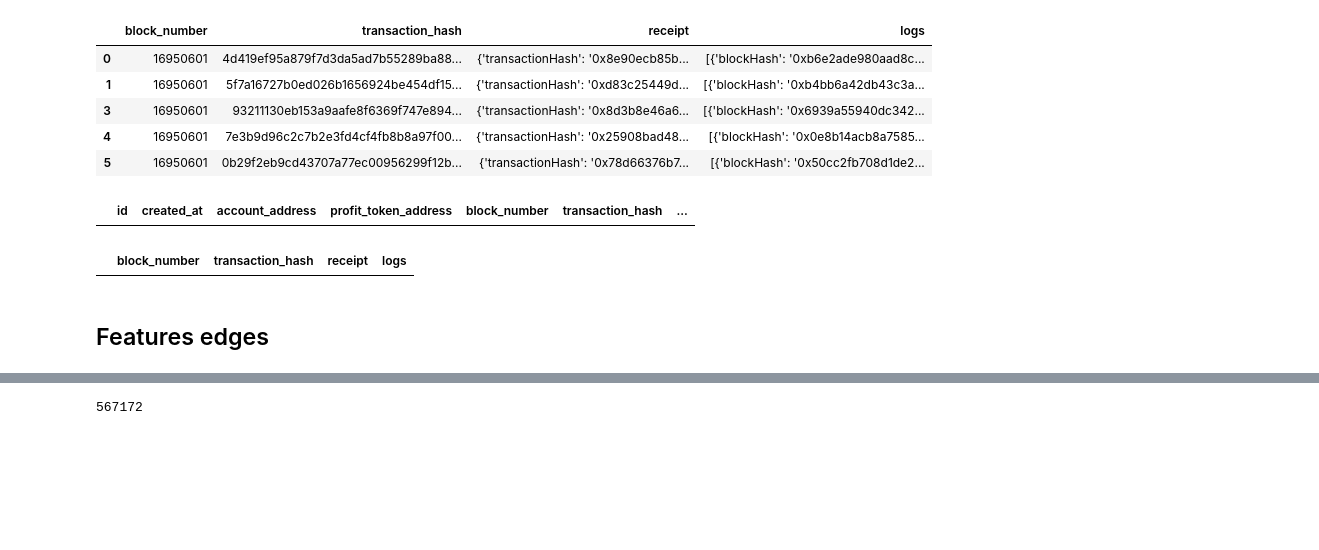
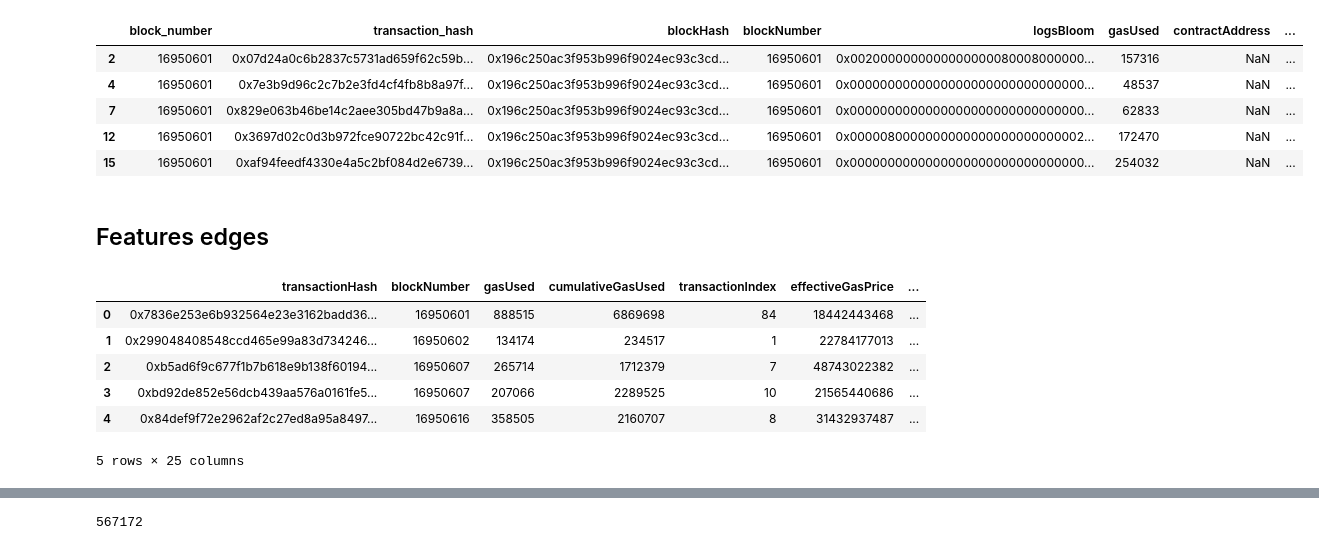
Before and after one commit to liamti5/Graph-Inverse-Reinforcement-Learning-for-MEV-Detection-on-Ethereum, a Jupyter notebook: notebooks/1.01-features-receipts.ipynb, the cells around one changed output, grey strips where cells are left out. Drawn from its saved outputs; the diff is of its cells as text; code cells hidden in the pictures; blank space fills up the shorter version.

```diff
--- a/notebooks/1.01-features-receipts.ipynb
+++ b/notebooks/1.01-features-receipts.ipynb
@@ -53,0 +24,5 @@ dd_class0 = dd_class0[
+# %%
+df_class0 = pd.read_csv(config.RAW_DATA_DIR / "receipts_class0.csv")
+print(len(df_class0))
+df_class0 = df_class0[df_class0["logs"] != "[]"]
+print(len(df_class0))
@@ -54,9 +42,9 @@ dd_class0 = dd_class0[
 # %%
-dd_class0.head()
+df_class0.head()
 # %% [output]
-|  | block_number | transaction_hash | receipt | logs |
-| 0 | 16950601 | 4d419ef95a879f7d3da5ad7b55289ba88... | {'transactionHash': '0x8e90ecb85b... | [{'blockHash': '0xb6e2ade980aad8c... |
-| 1 | 16950601 | 5f7a16727b0ed026b1656924be454df15... | {'transactionHash': '0xd83c25449d... | [{'blockHash': '0xb4bb6a42db43c3a... |
-| 3 | 16950601 | 93211130eb153a9aafe8f6369f747e894... | {'transactionHash': '0x8d3b8e46a6... | [{'blockHash': '0x6939a55940dc342... |
-| 4 | 16950601 | 7e3b9d96c2c7b2e3fd4cf4fb8b8a97f00... | {'transactionHash': '0x25908bad48... | [{'blockHash': '0x0e8b14acb8a7585... |
-| 5 | 16950601 | 0b29f2eb9cd43707a77ec00956299f12b... | {'transactionHash': '0x78d66376b7... | [{'blockHash': '0x50cc2fb708d1de2... |
+|  | block_number | transaction_hash | blockHash | blockNumber | logsBloom | gasUsed | contractAddress | ... |
+| 2 | 16950601 | 0x07d24a0c6b2837c5731ad659f62c59b... | 0x196c250ac3f953b996f9024ec93c3cd... | 16950601 | 0x0020000000000000000080008000000... | 157316 | NaN | ... |
+| 4 | 16950601 | 0x7e3b9d96c2c7b2e3fd4cf4fb8b8a97f... | 0x196c250ac3f953b996f9024ec93c3cd... | 16950601 | 0x0000000000000000000000000000000... | 48537 | NaN | ... |
+| 7 | 16950601 | 0x829e063b46be14c2aee305bd47b9a8a... | 0x196c250ac3f953b996f9024ec93c3cd... | 16950601 | 0x0000000000000000000000000000000... | 62833 | NaN | ... |
+| 12 | 16950601 | 0x3697d02c0d3b972fce90722bc42c91f... | 0x196c250ac3f953b996f9024ec93c3cd... | 16950601 | 0x0000080000000000000000000000002... | 172470 | NaN | ... |
+| 15 | 16950601 | 0xaf94feedf4330e4a5c2bf084d2e6739... | 0x196c250ac3f953b996f9024ec93c3cd... | 16950601 | 0x0000000000000000000000000000000... | 254032 | NaN | ... |
@@ -65,4 +50,0 @@ df1 = dd_class1.compute()
-# %%
-df1[df1["transaction_hash"] == "8e90ecb85b61af368db0154830453552f0c27e0e1812f9383357877039446994"]
-# %% [output]
-|  | id | created_at | account_address | profit_token_address | block_number | transaction_hash | ... |
@@ -71,7 +51,3 @@ df = dd_class0.compute()
-# %%
-df[df["transaction_hash"] == "8e90ecb85b61af368db0154830453552f0c27e0e1812f9383357877039446994"]
-# %% [output]
-|  | block_number | transaction_hash | receipt | logs |
 # %% [markdown]
 ## Features edges
 # %%
@@ -151,0 +116,10 @@ df_features_class1 = pd.DataFrame(list(features_class1))
+# %%
+df_class1_features.head()
+# %% [output]
+|  | transactionHash | blockNumber | gasUsed | cumulativeGasUsed | transactionIndex | effectiveGasPrice | ... |
+| 0 | 0x7836e253e6b932564e23e3162badd36... | 16950601 | 888515 | 6869698 | 84 | 18442443468 | ... |
+| 1 | 0x299048408548ccd465e99a83d734246... | 16950602 | 134174 | 234517 | 1 | 22784177013 | ... |
+| 2 | 0xb5ad6f9c677f1b7b618e9b138f60194... | 16950607 | 265714 | 1712379 | 7 | 48743022382 | ... |
+| 3 | 0xbd92de852e56dcb439aa576a0161fe5... | 16950607 | 207066 | 2289525 | 10 | 21565440686 | ... |
+| 4 | 0x84def9f72e2962af2c27ed8a95a8497... | 16950616 | 358505 | 2160707 | 8 | 31432937487 | ... |
+5 rows × 25 columns
```
Also changed, not shown: parts of 32 cells of this notebook, 12 other files.
